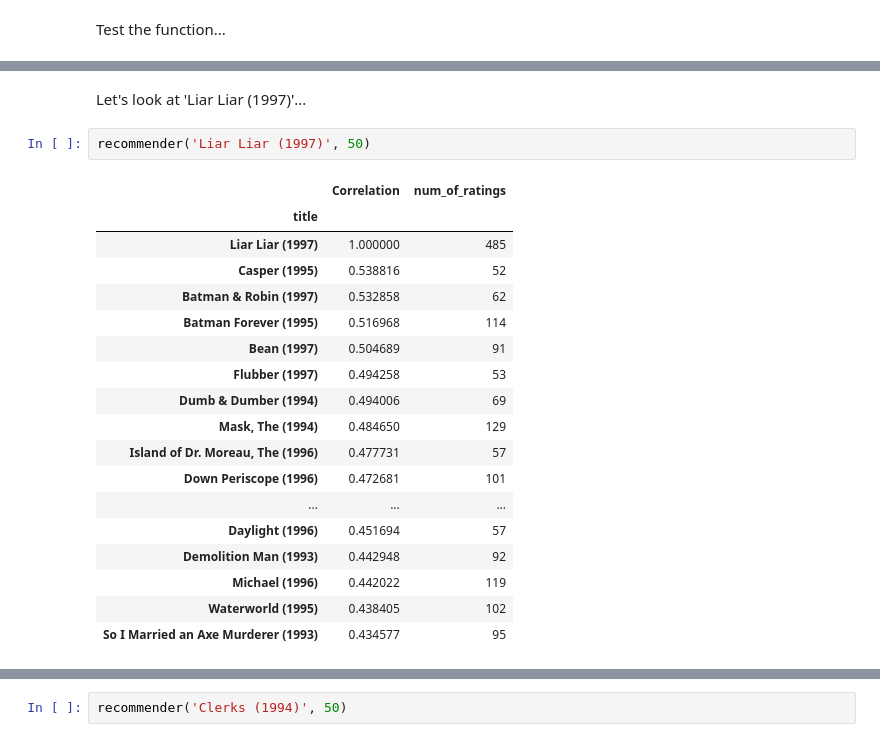
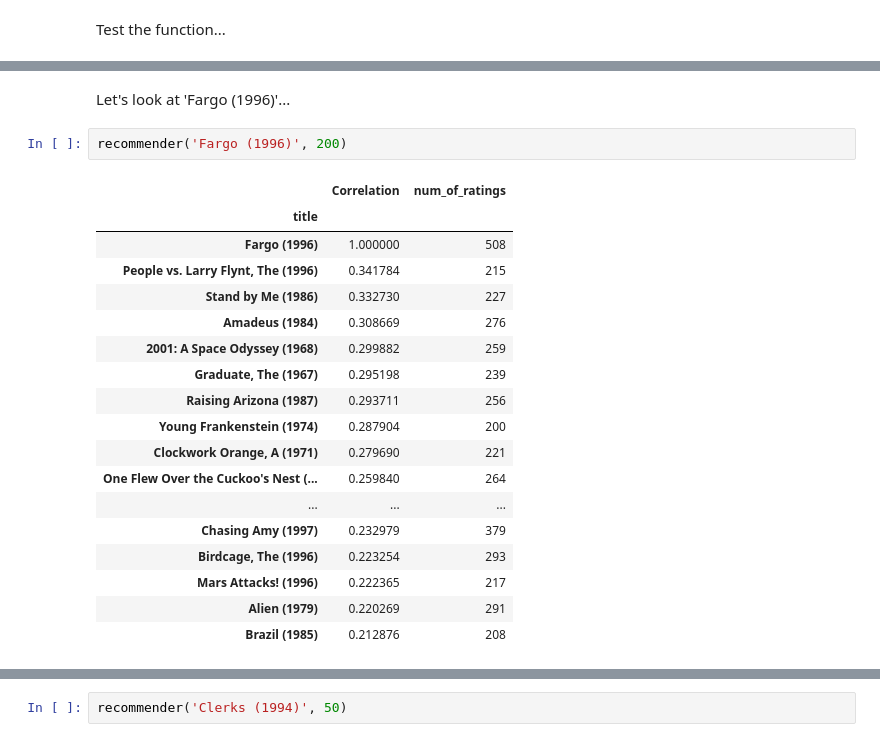
Before and after one commit to s-miller/Content-based-recommender-system-using-Movielens-dataset, a Jupyter notebook: Content-based recommender system using Movielens dataset.ipynb, the cells around one changed output, grey strips where cells are left out. Drawn from its saved outputs; the diff is of its cells as text.

```diff
--- a/Content-based recommender system using Movielens dataset.ipynb
+++ b/Content-based recommender system using Movielens dataset.ipynb
@@ -709,24 +710,24 @@ recommender('Star Wars (1977)', 50)
 # %% [markdown]
-Let's look at 'Liar Liar (1997)'...
+Let's look at 'Fargo (1996)'...
-# %%
-recommender('Liar Liar (1997)', 50)
-# %% [output]
-|  | Correlation | num_of_ratings |
-| title |  |  |
-| Liar Liar (1997) | 1.000000 | 485 |
-| Casper (1995) | 0.538816 | 52 |
-| Batman & Robin (1997) | 0.532858 | 62 |
-| Batman Forever (1995) | 0.516968 | 114 |
-| Bean (1997) | 0.504689 | 91 |
-| Flubber (1997) | 0.494258 | 53 |
-| Dumb & Dumber (1994) | 0.494006 | 69 |
-| Mask, The (1994) | 0.484650 | 129 |
-| Island of Dr. Moreau, The (1996) | 0.477731 | 57 |
-| Down Periscope (1996) | 0.472681 | 101 |
-| ... | ... | ... |
-| Daylight (1996) | 0.451694 | 57 |
-| Demolition Man (1993) | 0.442948 | 92 |
-| Michael (1996) | 0.442022 | 119 |
-| Waterworld (1995) | 0.438405 | 102 |
-| So I Married an Axe Murderer (1993) | 0.434577 | 95 |
+# %%
+recommender('Fargo (1996)', 200)
+# %% [output]
+|  | Correlation | num_of_ratings |
+| title |  |  |
+| Fargo (1996) | 1.000000 | 508 |
+| People vs. Larry Flynt, The (1996) | 0.341784 | 215 |
+| Stand by Me (1986) | 0.332730 | 227 |
+| Amadeus (1984) | 0.308669 | 276 |
+| 2001: A Space Odyssey (1968) | 0.299882 | 259 |
+| Graduate, The (1967) | 0.295198 | 239 |
+| Raising Arizona (1987) | 0.293711 | 256 |
+| Young Frankenstein (1974) | 0.287904 | 200 |
+| Clockwork Orange, A (1971) | 0.279690 | 221 |
+| One Flew Over the Cuckoo's Nest (... | 0.259840 | 264 |
+| ... | ... | ... |
+| Chasing Amy (1997) | 0.232979 | 379 |
+| Birdcage, The (1996) | 0.223254 | 293 |
+| Mars Attacks! (1996) | 0.222365 | 217 |
+| Alien (1979) | 0.220269 | 291 |
+| Brazil (1985) | 0.212876 | 208 |
 # %% [markdown]
```
Also changed, not shown: parts of 48 cells of this notebook.
